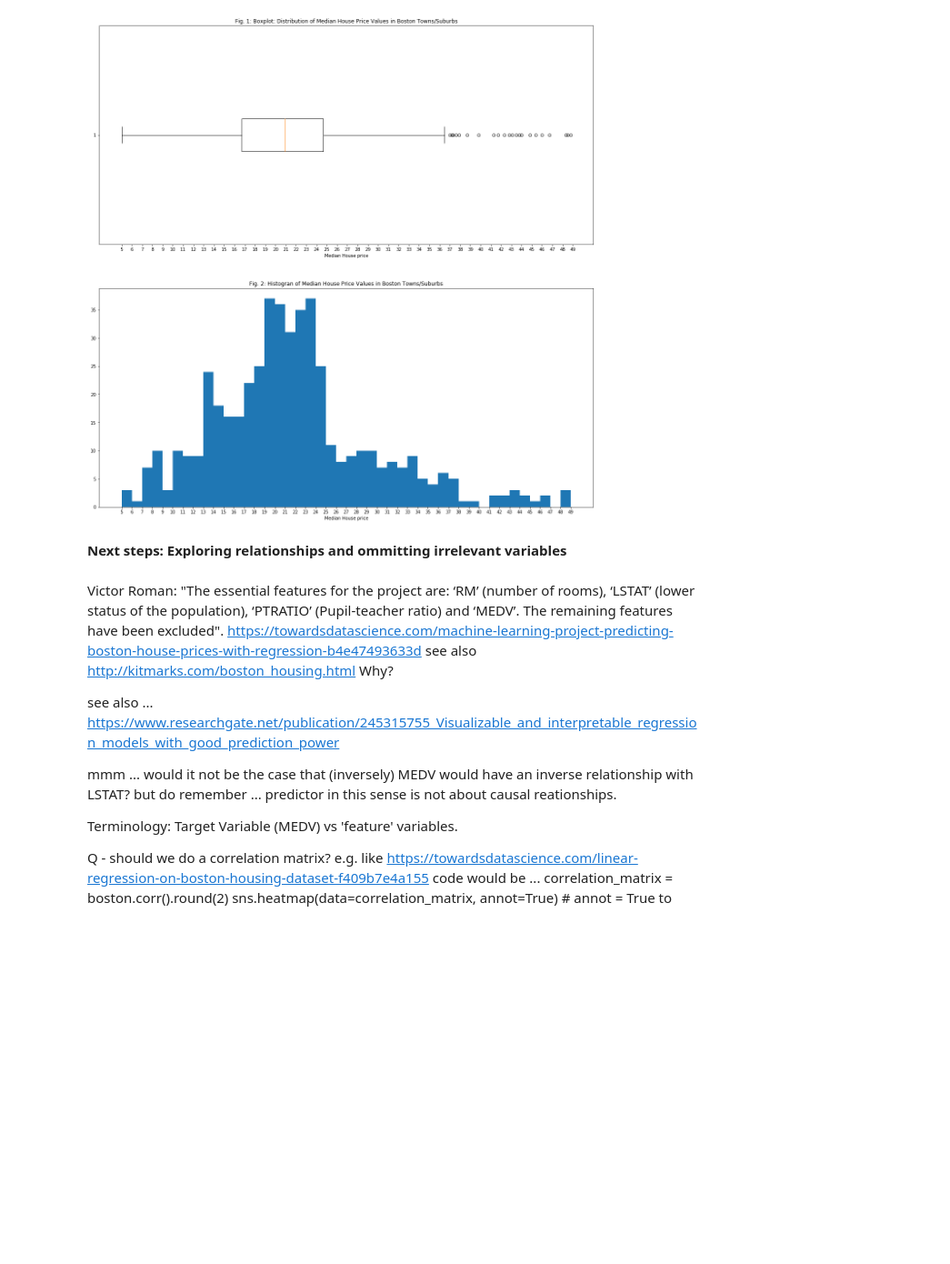
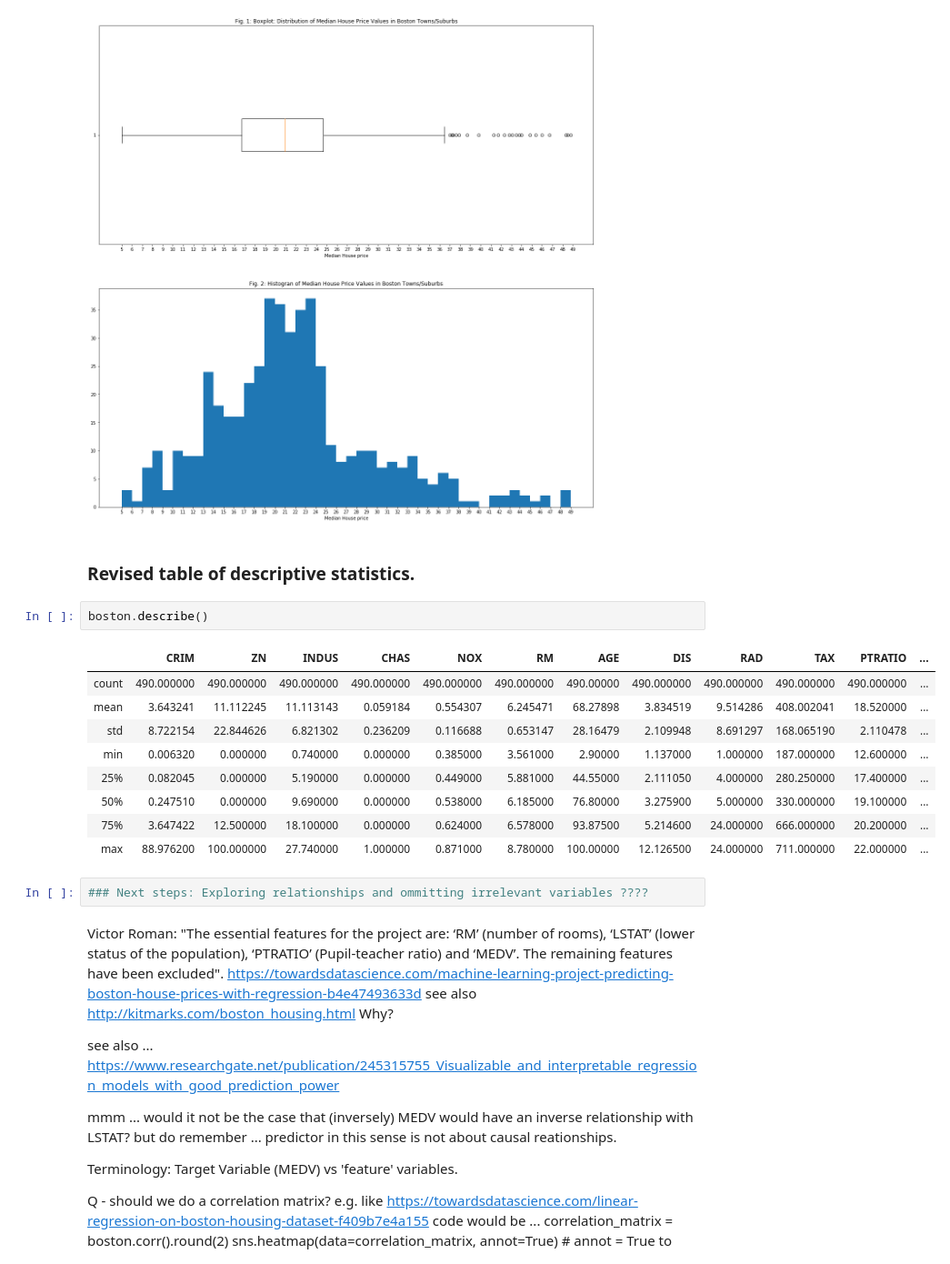
Before and after one commit to davesheils/machineLearningStatisticsProject2019, a Jupyter notebook: Project Notebook.ipynb, the cells around one changed output. Shown: that part at 91% size. Cells and saved outputs as stored; diff of their text form; blank space fills up the shorter version.

```diff
--- a/Project Notebook.ipynb
+++ b/Project Notebook.ipynb
@@ -197,8 +199,22 @@ plt.xticks(np.arange(min(price), max(price)+1, 1.0)) #
 plt.show()
 # %% [output]
 [figure]
-# %% [markdown]
-**Next steps: Exploring relationships and ommitting irrelevant variables**
+# %% [markdown]
+### Revised table of descriptive statistics.
+# %%
+boston.describe()
+# %% [output]
+|  | CRIM | ZN | INDUS | CHAS | NOX | RM | AGE | DIS | RAD | TAX | PTRATIO | ... |
+| count | 490.000000 | 490.000000 | 490.000000 | 490.000000 | 490.000000 | 490.000000 | 490.00000 | 490.000000 | 490.000000 | 490.000000 | 490.000000 | ... |
+| mean | 3.643241 | 11.112245 | 11.113143 | 0.059184 | 0.554307 | 6.245471 | 68.27898 | 3.834519 | 9.514286 | 408.002041 | 18.520000 | ... |
+| std | 8.722154 | 22.844626 | 6.821302 | 0.236209 | 0.116688 | 0.653147 | 28.16479 | 2.109948 | 8.691297 | 168.065190 | 2.110478 | ... |
+| min | 0.006320 | 0.000000 | 0.740000 | 0.000000 | 0.385000 | 3.561000 | 2.90000 | 1.137000 | 1.000000 | 187.000000 | 12.600000 | ... |
+| 25% | 0.082045 | 0.000000 | 5.190000 | 0.000000 | 0.449000 | 5.881000 | 44.55000 | 2.111050 | 4.000000 | 280.250000 | 17.400000 | ... |
+| 50% | 0.247510 | 0.000000 | 9.690000 | 0.000000 | 0.538000 | 6.185000 | 76.80000 | 3.275900 | 5.000000 | 330.000000 | 19.100000 | ... |
+| 75% | 3.647422 | 12.500000 | 18.100000 | 0.000000 | 0.624000 | 6.578000 | 93.87500 | 5.214600 | 24.000000 | 666.000000 | 20.200000 | ... |
+| max | 88.976200 | 100.000000 | 27.740000 | 1.000000 | 0.871000 | 8.780000 | 100.00000 | 12.126500 | 24.000000 | 711.000000 | 22.000000 | ... |
+# %%
+### Next steps: Exploring relationships and ommitting irrelevant variables ????
 # %% [markdown]
 Victor Roman:
 "The essential features for the project are: ‘RM’ (number of rooms), ‘LSTAT’ (lower status of the population), ‘PTRATIO’ (Pupil-teacher ratio) and ‘MEDV’. The remaining features have been excluded".
```
Also changed, not shown: parts of 20 cells of this notebook.
